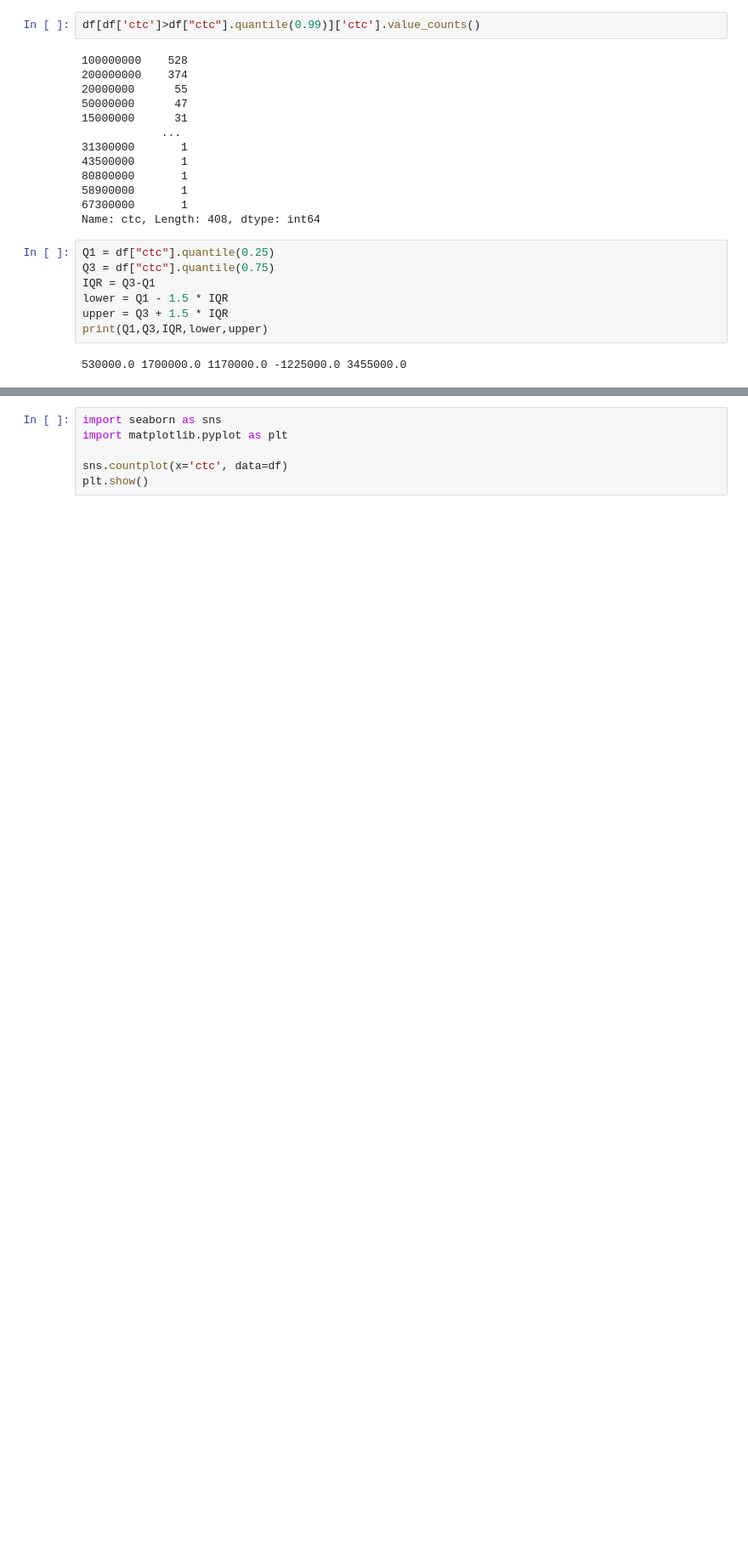
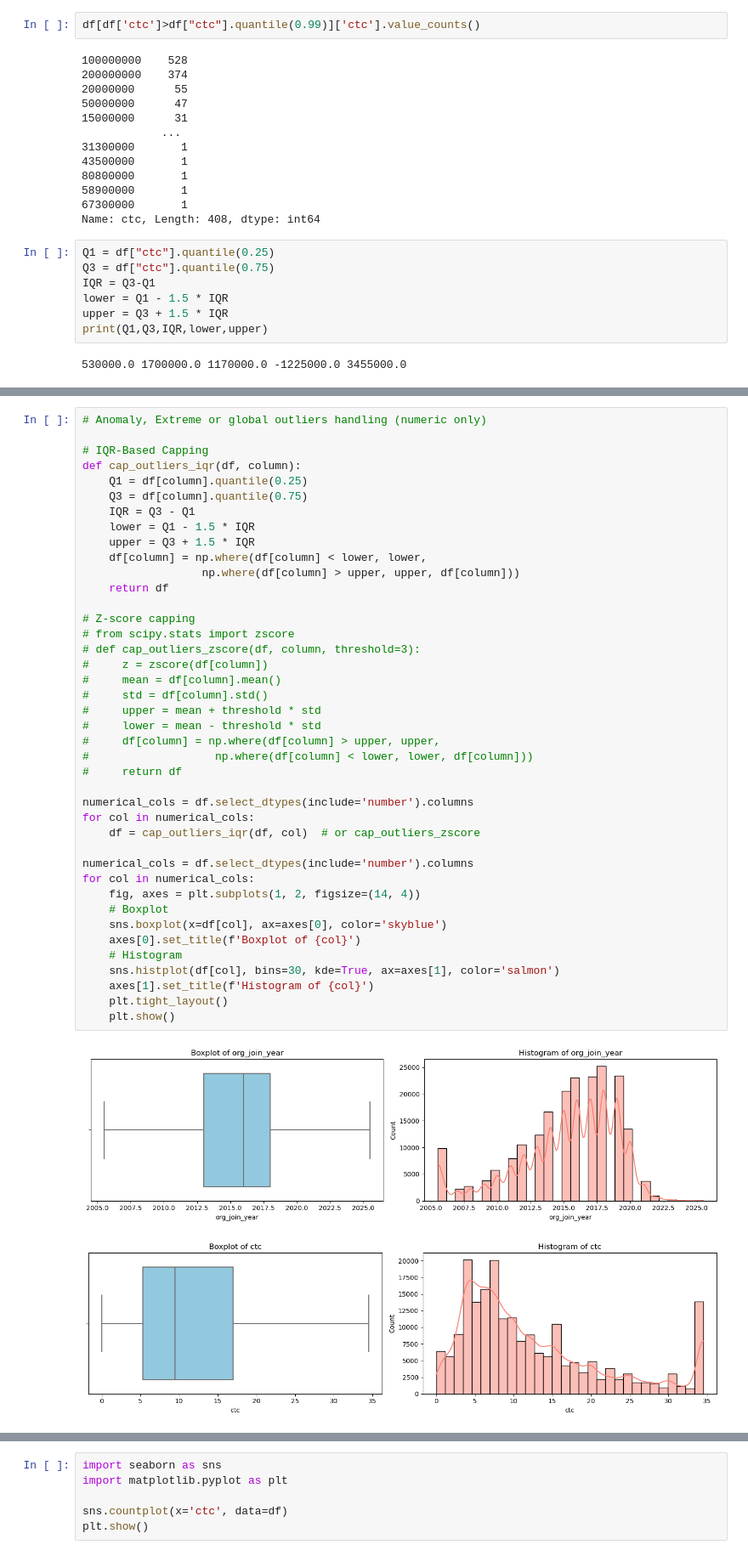
Before and after one commit to mayankjain281/ML_Unsupervised_Clustering, a Jupyter notebook: Career_Clustering_for_Scaler_Learners/Career_Clustering_for_Scaler_Learners.ipynb, the cells around one changed output, grey strips where cells are left out. Shown at 85% size. Saved outputs shown, nothing was run; the diff lists cells and outputs as text; blank space fills up the shorter version.

```diff
--- a/Career_Clustering_for_Scaler_Learners/Career_Clustering_for_Scaler_Learners.ipynb
+++ b/Career_Clustering_for_Scaler_Learners/Career_Clustering_for_Scaler_Learners.ipynb
@@ -240,0 +293,44 @@ print(Q1,Q3,IQR,lower,upper)
+# %%
+# Anomaly, Extreme or global outliers handling (numeric only)
+
+# IQR-Based Capping
+def cap_outliers_iqr(df, column):
+    Q1 = df[column].quantile(0.25)
+    Q3 = df[column].quantile(0.75)
+    IQR = Q3 - Q1
+    lower = Q1 - 1.5 * IQR
+    upper = Q3 + 1.5 * IQR
+    df[column] = np.where(df[column] < lower, lower,
+                  np.where(df[column] > upper, upper, df[column]))
+    return df
+
+# Z-score capping
+# from scipy.stats import zscore
+# def cap_outliers_zscore(df, column, threshold=3):
+#     z = zscore(df[column])
+#     mean = df[column].mean()
+#     std = df[column].std()
+#     upper = mean + threshold * std
+#     lower = mean - threshold * std
+#     df[column] = np.where(df[column] > upper, upper,
+#                   np.where(df[column] < lower, lower, df[column]))
+#     return df
+
+numerical_cols = df.select_dtypes(include='number').columns
+for col in numerical_cols:
+    df = cap_outliers_iqr(df, col)  # or cap_outliers_zscore
+
+numerical_cols = df.select_dtypes(include='number').columns
+for col in numerical_cols:
+    fig, axes = plt.subplots(1, 2, figsize=(14, 4))
+    # Boxplot
+    sns.boxplot(x=df[col], ax=axes[0], color='skyblue')
+    axes[0].set_title(f'Boxplot of {col}')
+    # Histogram
+    sns.histplot(df[col], bins=30, kde=True, ax=axes[1], color='salmon')
+    axes[1].set_title(f'Histogram of {col}')
+    plt.tight_layout()
+    plt.show()
+# %% [output]
+[figure, added]
+[figure, added]
```
Also changed, not shown: parts of 38 cells of this notebook.
